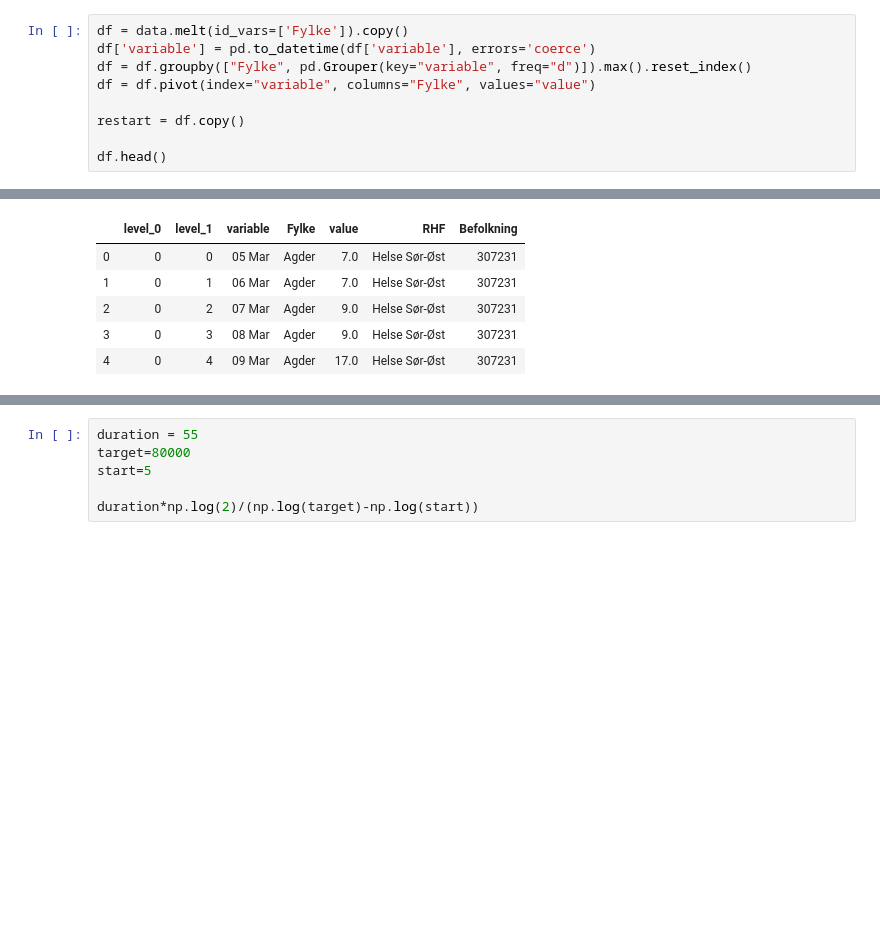
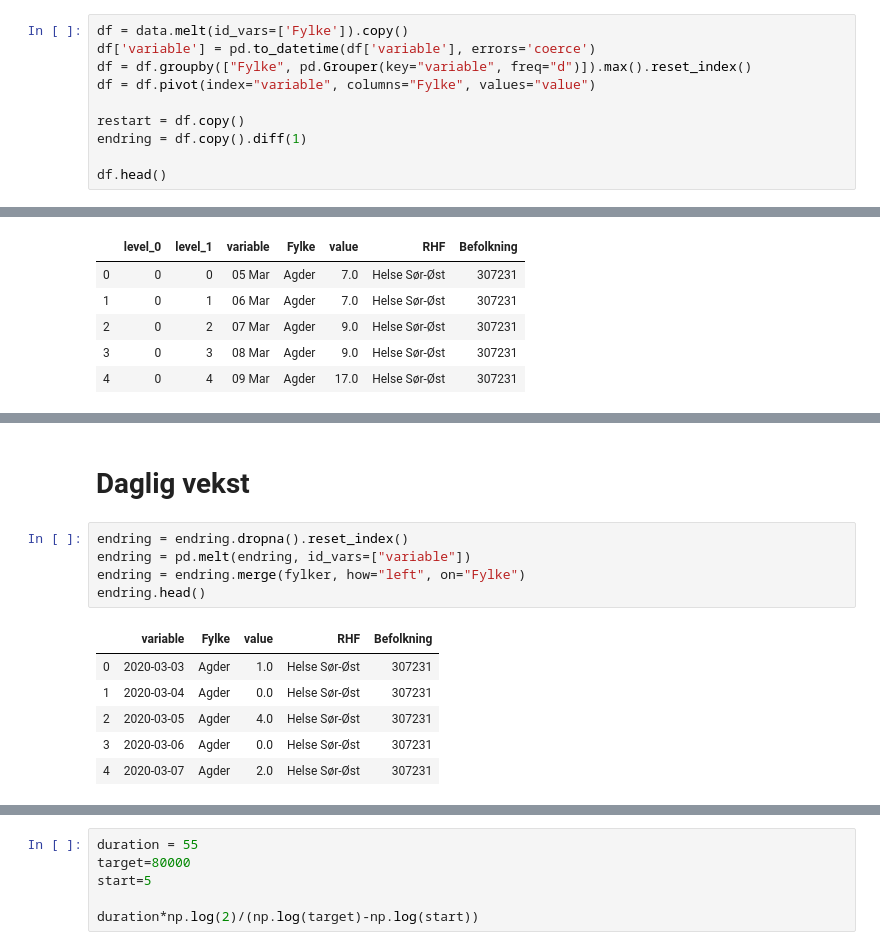
Before and after one commit to NRVA/COVID19_Norge, a Jupyter notebook: COVID_i_Norge.ipynb, the cells around one changed output, grey strips where cells are left out. Cells and saved outputs as stored; diff of their text form; blank space fills up the shorter version.

```diff
--- a/COVID_i_Norge.ipynb
+++ b/COVID_i_Norge.ipynb
@@ -50,6 +52,7 @@ df = df.groupby(["Fylke", pd.Grouper(key="variable", freq="d")]).max().reset_ind
 df = df.pivot(index="variable", columns="Fylke", values="value")
 
 restart = df.copy()
+endring = df.copy().diff(1)
 
 df.head()
 # %% [output]
@@ -474,0 +448,14 @@ fig.show()
+# %% [markdown]
+# Daglig vekst
+# %%
+endring = endring.dropna().reset_index()
+endring = pd.melt(endring, id_vars=["variable"])
+endring = endring.merge(fylker, how="left", on="Fylke")
+endring.head()
+# %% [output]
+|  | variable | Fylke | value | RHF | Befolkning |
+| 0 | 2020-03-03 | Agder | 1.0 | Helse Sør-Øst | 307231 |
+| 1 | 2020-03-04 | Agder | 0.0 | Helse Sør-Øst | 307231 |
+| 2 | 2020-03-05 | Agder | 4.0 | Helse Sør-Øst | 307231 |
+| 3 | 2020-03-06 | Agder | 0.0 | Helse Sør-Øst | 307231 |
+| 4 | 2020-03-07 | Agder | 2.0 | Helse Sør-Øst | 307231 |
```
Also changed, not shown: parts of 23 cells of this notebook, 4 other files.
